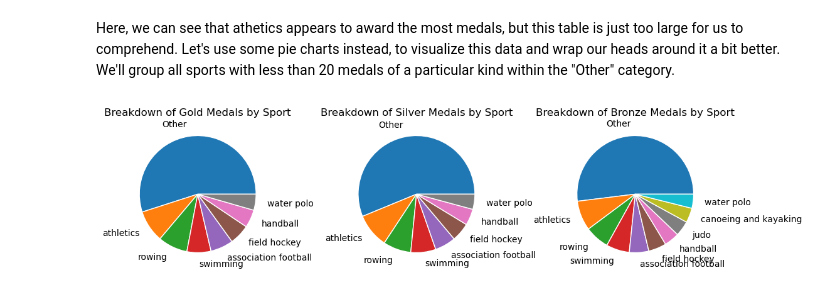
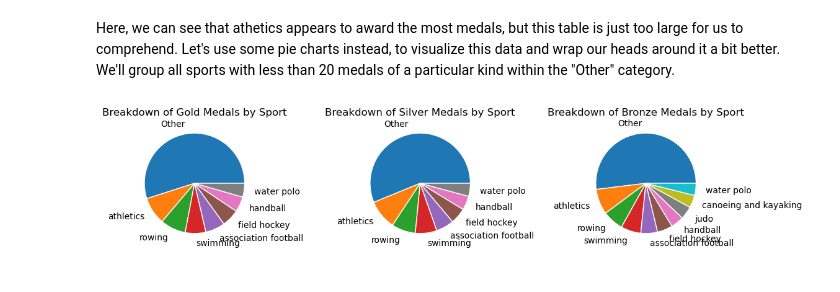
Before and after one commit to t-clark04/Clark-Data-Science-Portfolio, a Jupyter notebook: TidyData-Project/main.ipynb, the cells around one changed output. Cells and saved outputs as stored; diff of their text form; code cells hidden in the pictures.

```diff
--- a/TidyData-Project/main.ipynb
+++ b/TidyData-Project/main.ipynb
@@ -265,20 +261,20 @@ bronze_counts = df_bronze['Sport_Grouped'].value_counts()
 # %%
 plt.figure(figsize = (12,8))
 
 plt.subplot(1,3,1)
 plt.pie(gold_counts, labels = gold_counts.index, labeldistance = 1.2, wedgeprops = {'linewidth': 1, 'edgecolor': 'white'})
 plt.title("Breakdown of Gold Medals by Sport")
 
 plt.subplot(1,3,2)
 plt.pie(silver_counts, labels = silver_counts.index, labeldistance = 1.2, wedgeprops = {'linewidth': 1, 'edgecolor': 'white'})
 plt.title("Breakdown of Silver Medals by Sport")
 
 plt.subplot(1,3,3)
 plt.pie(bronze_counts, labels = bronze_counts.index, labeldistance = 1.2, wedgeprops = {'linewidth': 1, 'edgecolor': 'white'})
 plt.title("Breakdown of Bronze Medals by Sport")
 
-plt.subplots_adjust(wspace=0.5)
+plt.subplots_adjust(wspace=0.8)
 
 plt.show()
 # %% [output]
-[figure, old version]
+[figure, new version]
```
Also changed, not shown: parts of 1 cell of this notebook, 4 other files.
